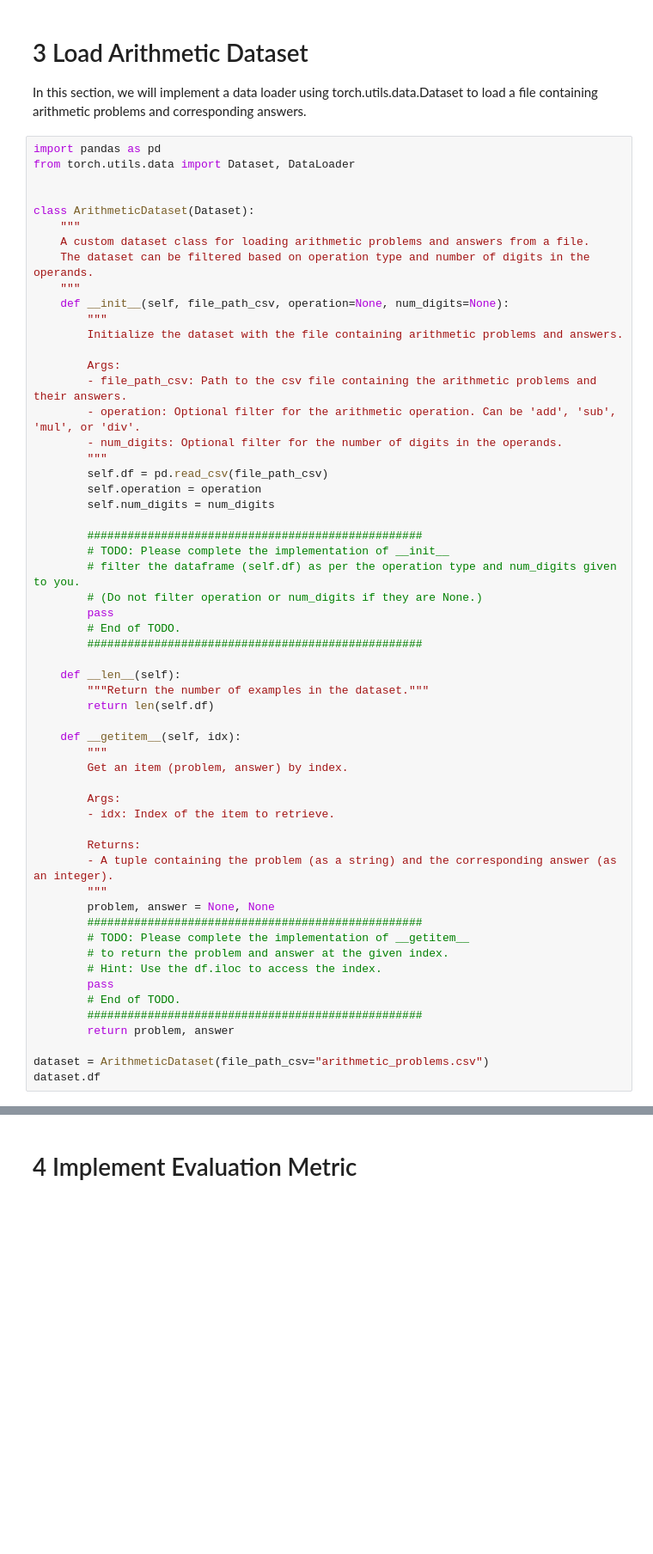
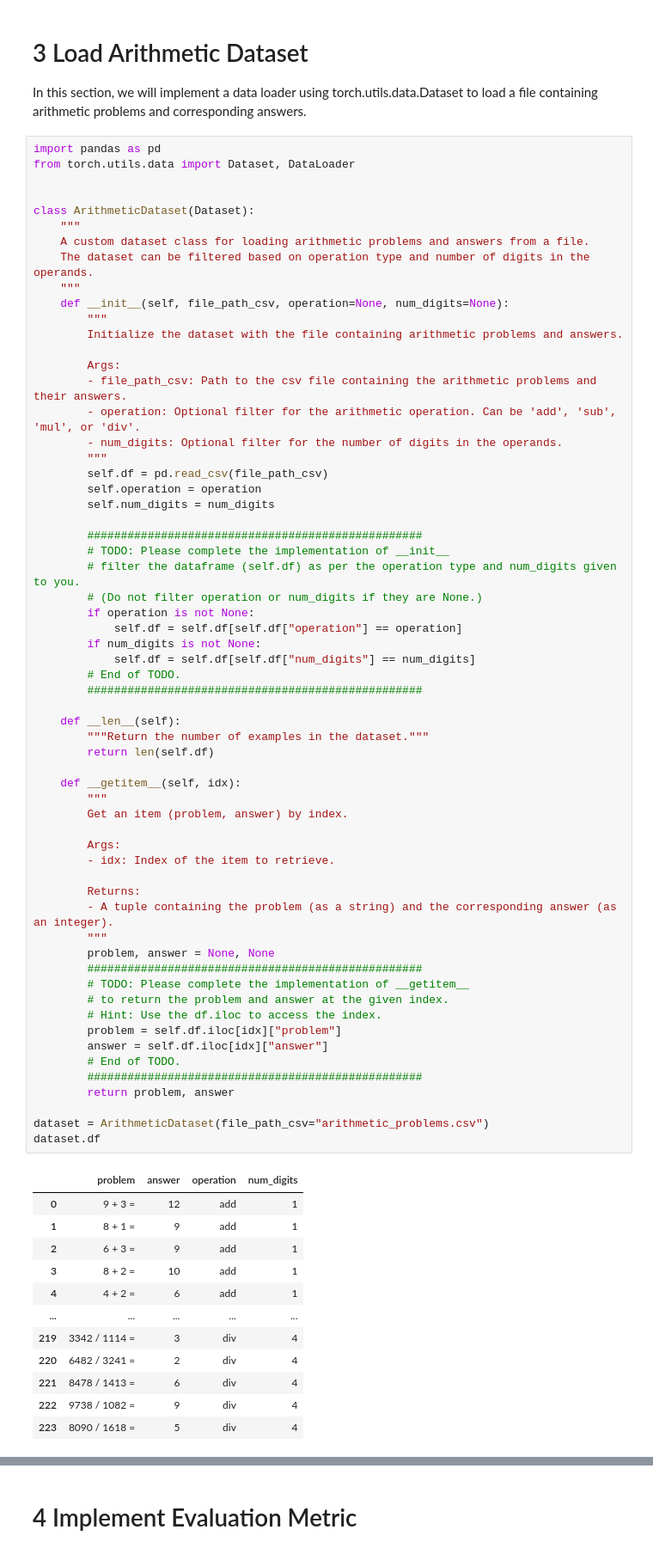
Before and after one commit to alexedw01/cs162-hw4-w25, a Jupyter notebook: HW4.ipynb, the cells around one changed output, grey strips where cells are left out. Shown at 86% size. Saved outputs shown, nothing was run; the diff lists cells and outputs as text; blank space fills up the shorter version.

```diff
--- a/HW4.ipynb
+++ b/HW4.ipynb
@@ -414,33 +448,50 @@ class ArithmeticDataset(Dataset):
         # TODO: Please complete the implementation of __init__
         # filter the dataframe (self.df) as per the operation type and num_digits given to you.
         # (Do not filter operation or num_digits if they are None.)
-        pass
+        if operation is not None:
+            self.df = self.df[self.df["operation"] == operation]
+        if num_digits is not None:
+            self.df = self.df[self.df["num_digits"] == num_digits]
         # End of TODO.
         ##################################################
 
     def __len__(self):
         """Return the number of examples in the dataset."""
         return len(self.df)
 
     def __getitem__(self, idx):
         """
         Get an item (problem, answer) by index.
 
         Args:
         - idx: Index of the item to retrieve.
 
         Returns:
         - A tuple containing the problem (as a string) and the corresponding answer (as an integer).
         """
         problem, answer = None, None
         ##################################################
         # TODO: Please complete the implementation of __getitem__
         # to return the problem and answer at the given index.
         # Hint: Use the df.iloc to access the index.
-        pass
+        problem = self.df.iloc[idx]["problem"]
+        answer = self.df.iloc[idx]["answer"]
         # End of TODO.
         ##################################################
         return problem, answer
 
 dataset = ArithmeticDataset(file_path_csv="arithmetic_problems.csv")
 dataset.df
+# %% [output]
+|  | problem | answer | operation | num_digits |
+| 0 | 9 + 3 = | 12 | add | 1 |
+| 1 | 8 + 1 = | 9 | add | 1 |
+| 2 | 6 + 3 = | 9 | add | 1 |
+| 3 | 8 + 2 = | 10 | add | 1 |
+| 4 | 4 + 2 = | 6 | add | 1 |
+| ... | ... | ... | ... | ... |
+| 219 | 3342 / 1114 = | 3 | div | 4 |
+| 220 | 6482 / 3241 = | 2 | div | 4 |
+| 221 | 8478 / 1413 = | 6 | div | 4 |
+| 222 | 9738 / 1082 = | 9 | div | 4 |
+| 223 | 8090 / 1618 = | 5 | div | 4 |
```
Also changed, not shown: parts of 11 cells of this notebook.
